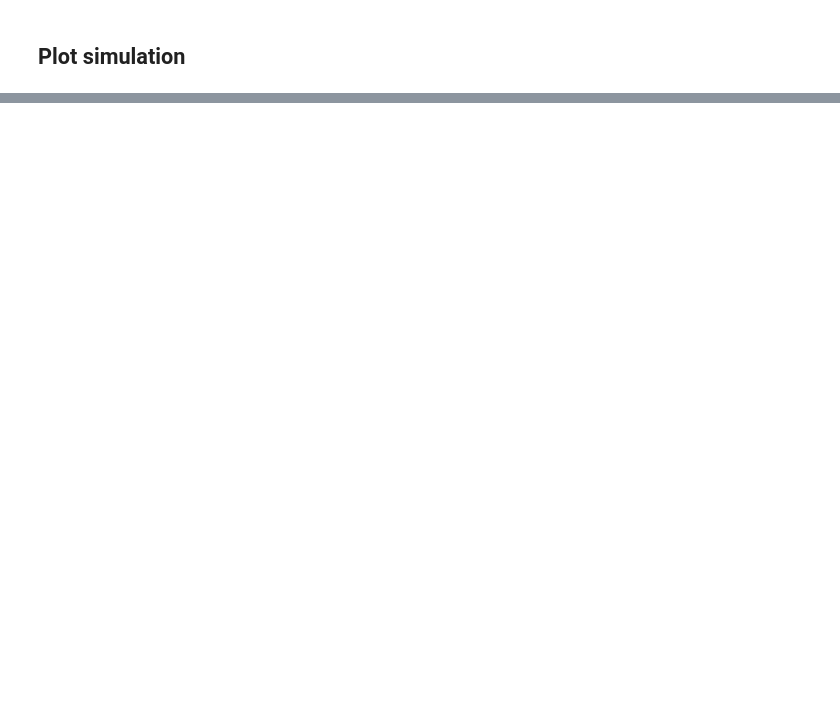
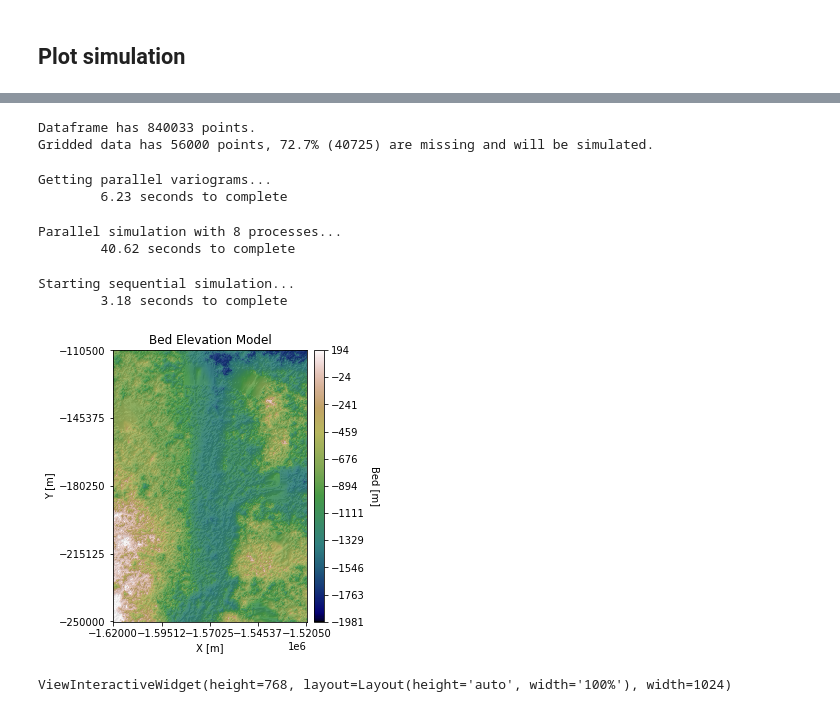
Before and after one commit to GatorGlaciology/SGS-topography-parallelization, a Jupyter notebook: SGS_parallel_demo.ipynb, the cells around one changed output, grey strips where cells are left out. Saved outputs shown, nothing was run; the diff lists cells and outputs as text; code cells hidden in the pictures; blank space fills up the shorter version.

```diff
--- a/SGS_parallel_demo.ipynb
+++ b/SGS_parallel_demo.ipynb
@@ -147,0 +177,8 @@ ViewInteractiveWidget(height=768, layout=Layout(height='auto', width='100%'), wi
+# %%
+df_data, grid_matrix, df_nan = sgs_preprocess.grid_data(df_bed, xmin, xmax, ymin, ymax, res, x, y, z)
+
+# normal score transformation
+df_data.loc[:,'Norm_Bed'], nst_trans = sgs_preprocess.nscore(df_data, z)
+# %% [output]
+Dataframe has 840033 points.
+Gridded data has 56000 points, 72.7% (40725) are missing and will be simulated.
@@ -147,0 +190,62 @@ ViewInteractiveWidget(height=768, layout=Layout(height='auto', width='100%'), wi
+# %%
+# get number of processes to use
+processes = int(os.cpu_count())
+
+max_lag = 30000         # maximum lag distance
+n_lags = 100            # number of bins
+
+gamma = sgs_preprocess.get_variograms(df_data, n_lags, max_lag, processes)
+# %% [output]
+Getting parallel variograms...
+        6.23 seconds to complete
+# %%
+# define random path by shuffling order in which points are simulated
+df_nan = sgs_preprocess.shuffle_pred_grid(df_nan)
+
+max_num_nn = 50     # maximum number of nearest neighbors
+rad = 30000         # search radius
+
+kr_dictionary = sgs_alg.kriging_weights(df_data, df_nan, gamma, rad, max_num_nn, res, processes, x, y, 'Norm_Bed', 'cluster')
+# %% [output]
+Parallel simulation with 8 processes...
+        40.62 seconds to complete
+# %%
+# simulate
+data_xyzk, pred_xyzk = sgs_alg.sgs_pred_Z(kr_dictionary, df_data, df_nan, gamma, x, y, 'Norm_Bed', 'cluster')
+# %% [output]
+Starting sequential simulation...
+        3.18 seconds to complete
+# %%
+# concatenate data frames
+df_sim = sgs_alg.concat(data_xyzk ,pred_xyzk)
+
+# reverse normal score transformation
+tmp = df_sim['Norm_Bed'].values.reshape(-1,1)
+df_sim[z] = nst_trans.inverse_transform(tmp)
+# %%
+# 2D hillshade topographic plot
+mu = np.mean(df_sim[z]); sd = np.std(df_sim[z])
+vmin = mu - 3*sd ; vmax = mu + 3*sd
+
+xmin = np.min(df_bed[x]); xmax = np.max(df_bed[x])
+ymin = np.min(df_bed[y]); ymax = np.max(df_bed[y])
+
+grid_xy, rows, cols = sgs_plts.prediction_grid(xmin, xmax, ymin, ymax, res)
+
+
+sgs_plts.mplot1(grid_xy, df_sim[[z]].to_numpy(), rows, cols, "Bed Elevation Model", vmin = vmin, vmax = vmax, hillshade=True)
+# %% [output]
+[figure, added]
+# %%
+# 3D interactive topographic visualization using PyVista
+df_ele = df_sim[[x,y,z]]
+
+cmap = plt.cm.get_cmap("gist_earth")
+
+mesh = pv.PolyData(df_ele.to_numpy())
+fill = mesh.delaunay_2d()
+fill.point_data["Elevation"] = df_ele[z]
+warped = fill.warp_by_scalar("Elevation", factor = 3)
+warped.plot(lighting = True, cmap=cmap, clim = (vmin, vmax))
+# %% [output]
+ViewInteractiveWidget(height=768, layout=Layout(height='auto', width='100%'), width=1024)
```
Also changed, not shown: parts of 14 cells of this notebook.
